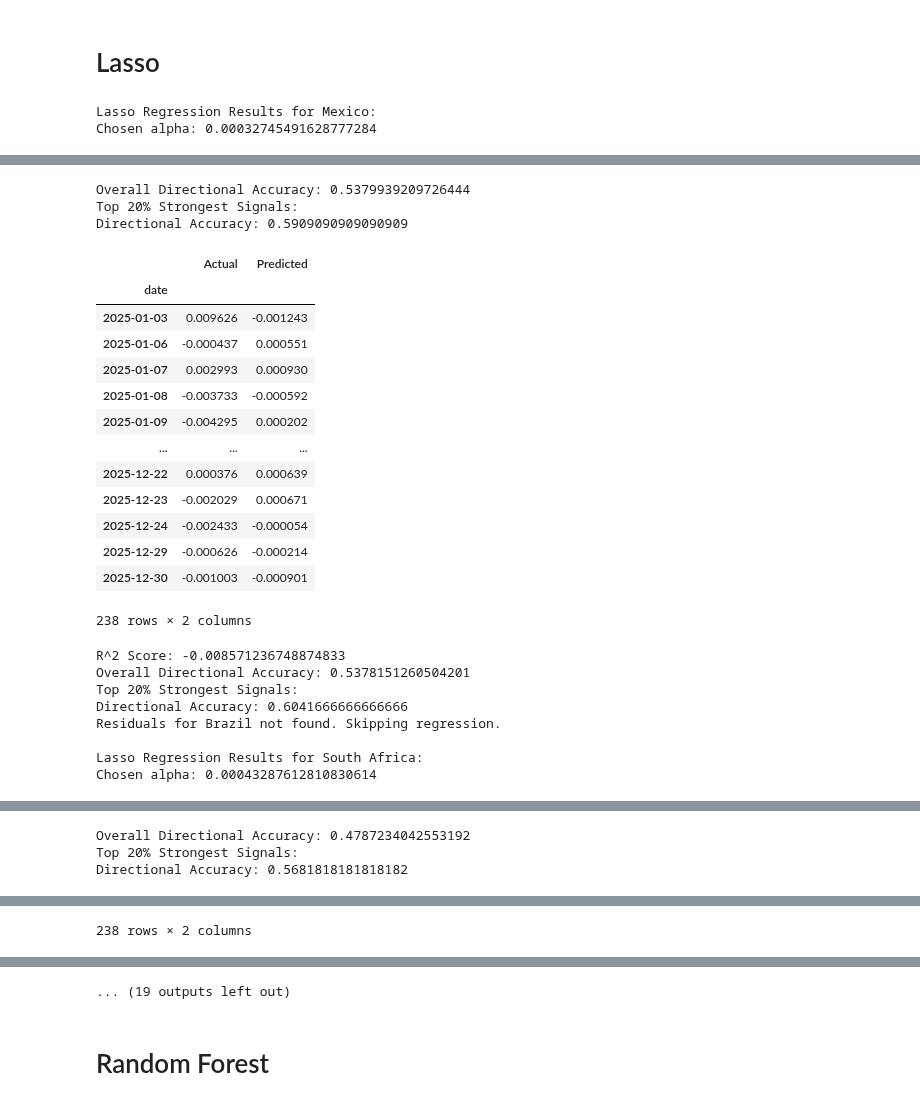
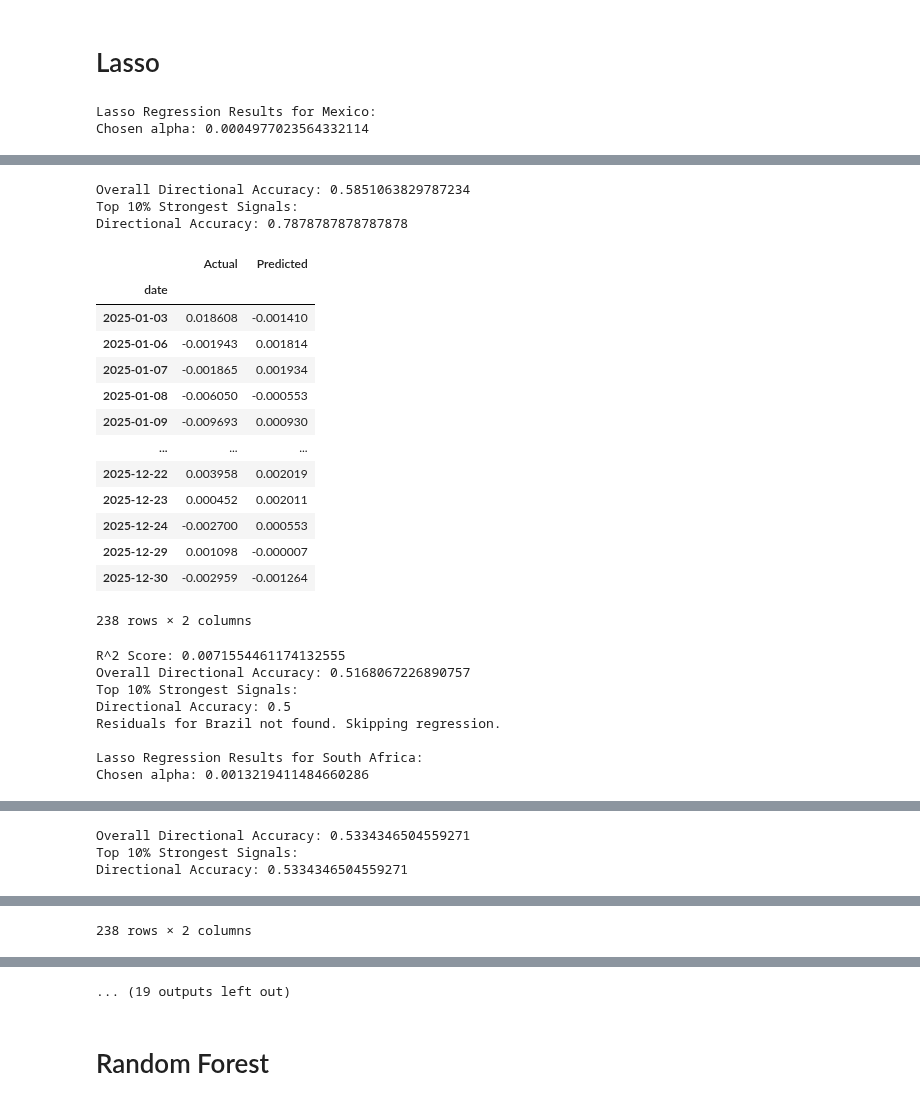
Before and after one commit to AdithSrinivasan/qts-cross-asset-fx, a Jupyter notebook: sandbox/second_regression.ipynb, the cells around one changed output, grey strips where cells are left out. Saved outputs shown, nothing was run; the diff lists cells and outputs as text; code cells hidden in the pictures.

```diff
--- a/sandbox/second_regression.ipynb
+++ b/sandbox/second_regression.ipynb
@@ -107,6 +131,11 @@ countries = {
 # %%
 for country, data in countries.items():
     data['Excess Return'] = data.iloc[:, 0] - data['SPX Index']
+    # if country != 'UK':  # UK doesn't have SPX Index, so we skip this step for UK
+    #     data['Volume'] = vol[data.iloc[:, 0].name]
+    #     data['Volume change'] = data['Volume'].pct_change()
+    #     data['total Return'] = data.iloc[:, 0] * data['Volume']
+    # data['Excess Return_quantiles'] = pd.qcut(data['Excess Return'], q=10, labels=False)
     data['rolling 20 day volatility'] = data['Excess Return'].rolling(window=20).std()
     data['rolling 10 day volatility'] = data['Excess Return'].rolling(window=10).std()
     data['rolling 5 day volatility'] = data['Excess Return'].rolling(window=5).std()
@@ -114,8 +143,16 @@ for country, data in countries.items():
     data['rolling 10 day mean'] = data['Excess Return'].rolling(window=10).mean()
     data['rolling 5 day mean'] = data['Excess Return'].rolling(window=5).mean()
     data['rolling 3 day mean'] = data['Excess Return'].rolling(window=3).mean()
+    # data['lagged 1 day excess return'] = data['Excess Return'].shift(1)
+    # data['lagged 2 day excess return'] = data['Excess Return'].shift(2)
+    # data['lagged 3 day excess return'] = data['Excess Return'].shift(3)
+    # data['lagged 4 day excess return'] = data['Excess Return'].shift(4)
+    # data['lagged 5 day excess return'] = data['Excess Return'].shift(5)
     print(f"{country} - Excess Return and Rolling Statistics:")
-    display(data.tail())
+    display(data.head())
+
+    # countries_quantiles[country] = data[data['Excess Return_quantiles'] == 9]
+    # display(countries_quantiles[country].head())
 # %% [output]
 Mexico - Excess Return and Rolling Statistics:
 |  | MEXBOL Index | SPX Index | Excess Return | rolling 20 day volatility | rolling 10 day volatility | ... |
@@ -182,9 +219,18 @@ country_residuals['Japan'] = residuals['JPY']
 country_residuals['Mexico'] = residuals['MXN']
 country_residuals['South Africa'] = residuals['ZAR']
 country_residuals['UK'] = residuals['GBP']
+# %%
+fx_returns = pd.read_csv(DATA_DIR / "fx_returns_data.csv").set_index('date')
+country_fx_returns = {}
+country_fx_returns['Australia'] = fx_returns['AUD']
+country_fx_returns['Canada'] = fx_returns['CAD']
+country_fx_returns['Japan'] = fx_returns['JPY']
+country_fx_returns['Mexico'] = fx_returns['MXN']
+country_fx_returns['South Africa'] = fx_returns['ZAR']
+country_fx_returns['UK'] = fx_returns['GBP']
 # %%
 
-def evaluate_signal(predictions, y_test, top_pcts=[0.2]):
+def evaluate_signal(predictions, y_test, top_pcts=[.1]):
     predictions = pd.Series(predictions, index=y_test.index)
     y_test = pd.Series(y_test)
     directional_accuracy = np.mean(
@@ -541,7 +587,7 @@ for country, data in countries.items():
         print(f"Residuals for {country} not found. Skipping regression.")
         continue
     X_train = countries[country]['2022-01-01':'2024-09-30']
-    y_train = country_residuals[country]['2022-01-01':'2024-09-30'].shift(-1).dropna()  # Shift to align with next day's return
+    y_train = country_fx_returns[country]['2022-01-01':'2024-09-30'].shift(-1).dropna()  # Shift to align with next day's return
     X_train = X_train.copy()
     y_train = y_train.copy()
     X_train.index = pd.to_datetime(X_train.index)
@@ -551,7 +597,7 @@ for country, data in countries.items():
     # print(f"{country} - Training Data for Lasso Regression:")
     # display(df_train)
     X_test = countries[country]['2025-01-01':'2026-01-01']
-    y_test = country_residuals[country]['2025-01-01':'2026-01-01'].shift(-1).dropna()  # Shift to align with next day's return
+    y_test = country_fx_returns[country]['2025-01-01':'2026-01-01'].shift(-1).dropna()  # Shift to align with next day's return
     X_test = X_test.copy()
     y_test = y_test.copy()
     X_test.index = pd.to_datetime(X_test.index)
@@ -572,5 +618,5 @@ for country, data in countries.items():
     test_accuracies[country] = strong_acc_test
 # %% [output]
 Lasso Regression Results for Mexico:
-Chosen alpha: 0.00032745491628777284
+Chosen alpha: 0.0004977023564332114
 |  | Feature | Coefficient |
@@ -583,29 +629,29 @@ Chosen alpha: 0.00032745491628777284
 | 6 | rolling 10 day mean | 0.000000 |
 | 7 | rolling 5 day mean | 0.000000 |
 | 8 | rolling 3 day mean | -0.000000 |
-Overall Directional Accuracy: 0.5379939209726444
-Top 20% Strongest Signals:
-Directional Accuracy: 0.5909090909090909
+Overall Directional Accuracy: 0.5851063829787234
+Top 10% Strongest Signals:
+Directional Accuracy: 0.7878787878787878
 |  | Actual | Predicted |
 | date |  |  |
-| 2025-01-03 | 0.009626 | -0.001243 |
-| 2025-01-06 | -0.000437 | 0.000551 |
-| 2025-01-07 | 0.002993 | 0.000930 |
-| 2025-01-08 | -0.003733 | -0.000592 |
-| 2025-01-09 | -0.004295 | 0.000202 |
+| 2025-01-03 | 0.018608 | -0.001410 |
+| 2025-01-06 | -0.001943 | 0.001814 |
+| 2025-01-07 | -0.001865 | 0.001934 |
+| 2025-01-08 | -0.006050 | -0.000553 |
+| 2025-01-09 | -0.009693 | 0.000930 |
 | ... | ... | ... |
-| 2025-12-22 | 0.000376 | 0.000639 |
-| 2025-12-23 | -0.002029 | 0.000671 |
-| 2025-12-24 | -0.002433 | -0.000054 |
-| 2025-12-29 | -0.000626 | -0.000214 |
-| 2025-12-30 | -0.001003 | -0.000901 |
+| 2025-12-22 | 0.003958 | 0.002019 |
+| 2025-12-23 | 0.000452 | 0.002011 |
+| 2025-12-24 | -0.002700 | 0.000553 |
+| 2025-12-29 | 0.001098 | -0.000007 |
+| 2025-12-30 | -0.002959 | -0.001264 |
 238 rows × 2 columns
-R^2 Score: -0.008571236748874833
-Overall Directional Accuracy: 0.5378151260504201
-Top 20% Strongest Signals:
-Directional Accuracy: 0.6041666666666666
+R^2 Score: 0.0071554461174132555
+Overall Directional Accuracy: 0.5168067226890757
+Top 10% Strongest Signals:
+Directional Accuracy: 0.5
 Residuals for Brazil not found. Skipping regression.
 
 Lasso Regression Results for South Africa:
-Chosen alpha: 0.00043287612810830614
+Chosen alpha: 0.0013219411484660286
 |  | Feature | Coefficient |
@@ -621,5 +667,5 @@ Chosen alpha: 0.00043287612810830614
-Overall Directional Accuracy: 0.4787234042553192
-Top 20% Strongest Signals:
-Directional Accuracy: 0.5681818181818182
+Overall Directional Accuracy: 0.5334346504559271
+Top 10% Strongest Signals:
+Directional Accuracy: 0.5334346504559271
 |  | Actual | Predicted |
 | date |  |  |
```
Also changed, not shown: parts of 17 cells of this notebook, 1 other file.
